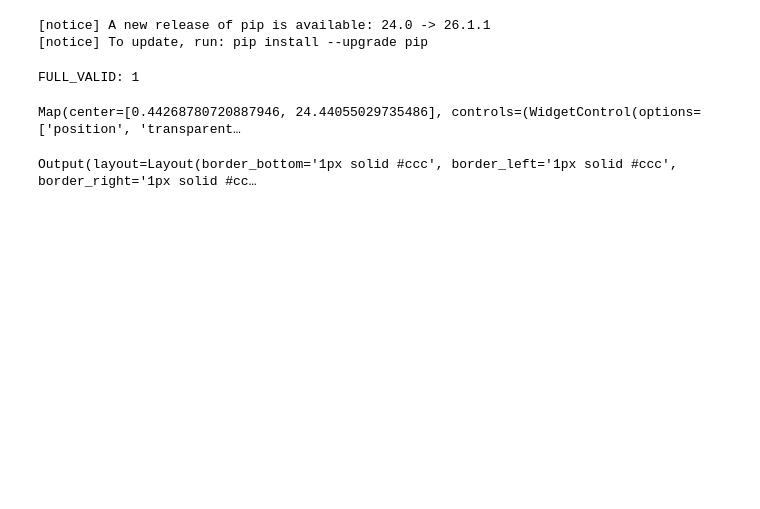
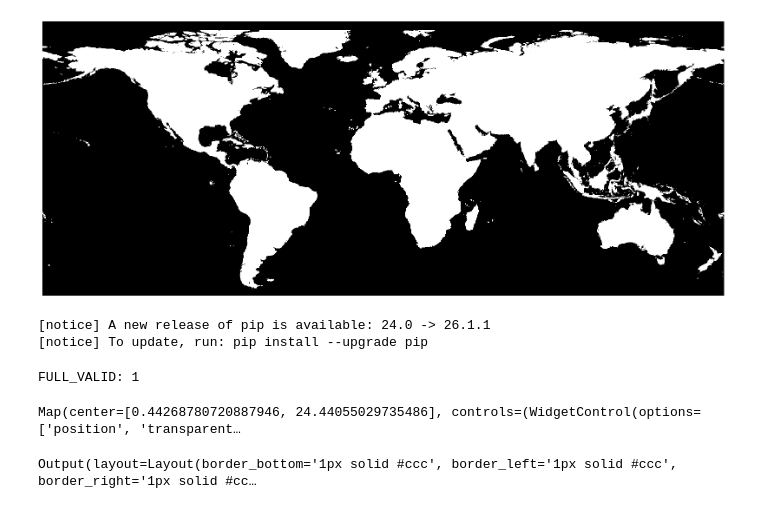
Before and after one commit to JamesBrockUoB/ForestGainFoundations, a Jupyter notebook: DataCollection/gee_inspection.ipynb, the cells around one changed output. Saved outputs shown, nothing was run; the diff lists cells and outputs as text; code cells hidden in the pictures; blank space fills up the shorter version.

```diff
--- a/DataCollection/gee_inspection.ipynb
+++ b/DataCollection/gee_inspection.ipynb
@@ -1,3 +1,63 @@
+# %%
+import json
+import numpy as np
+import matplotlib.pyplot as plt
+
+with open("data/aois/all_aois.json") as f:
+    aois = json.load(f)
+
+STEP = 0.25
+
+lon_min = -180.0
+lat_min = -60.0
+
+lon_bins = int(360 / STEP)
+lat_bins = int(145 / STEP)
+
+grid = np.zeros((lat_bins, lon_bins), dtype=np.uint8)
+
+
+def get_bounds(a):
+    # supports BOTH formats: feature or flattened dict
+    p = a.get("properties", a)
+
+    return (
+        p.get("minLon"),
+        p.get("maxLon"),
+        p.get("minLat"),
+        p.get("maxLat"),
+    )
+
+
+for a in aois:
+    min_lon, max_lon, min_lat, max_lat = get_bounds(a)
+
+    if None in (min_lon, max_lon, min_lat, max_lat):
+        continue
+
+    lon = (min_lon + max_lon) / 2
+    lat = (min_lat + max_lat) / 2
+
+    x = int((lon - lon_min) / STEP)
+    y = int((lat - lat_min) / STEP)
+
+    if 0 <= x < lon_bins and 0 <= y < lat_bins:
+        grid[y, x] = 1
+
+plt.figure(figsize=(16, 8))
+
+plt.imshow(
+    grid,
+    cmap="gray",
+    interpolation="nearest",
+    origin="lower"
+)
+
+plt.axis("off")
+plt.tight_layout()
+plt.show()
+# %% [output]
+[figure, added]
 # %%
 !pip install geemap earthengine-api ipyleaflet ipywidgets -q
 # %% [output]
```
Also changed, not shown: 1 other file.
